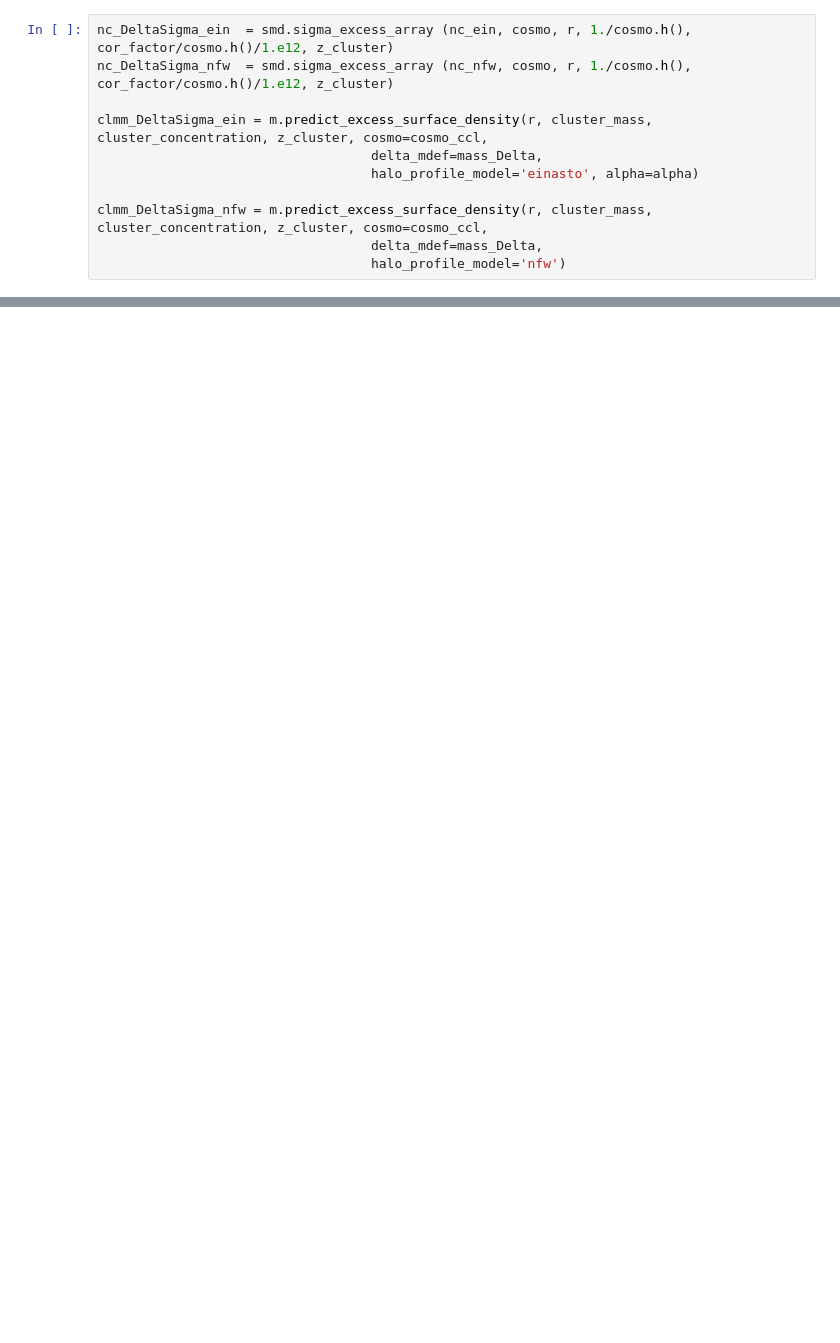
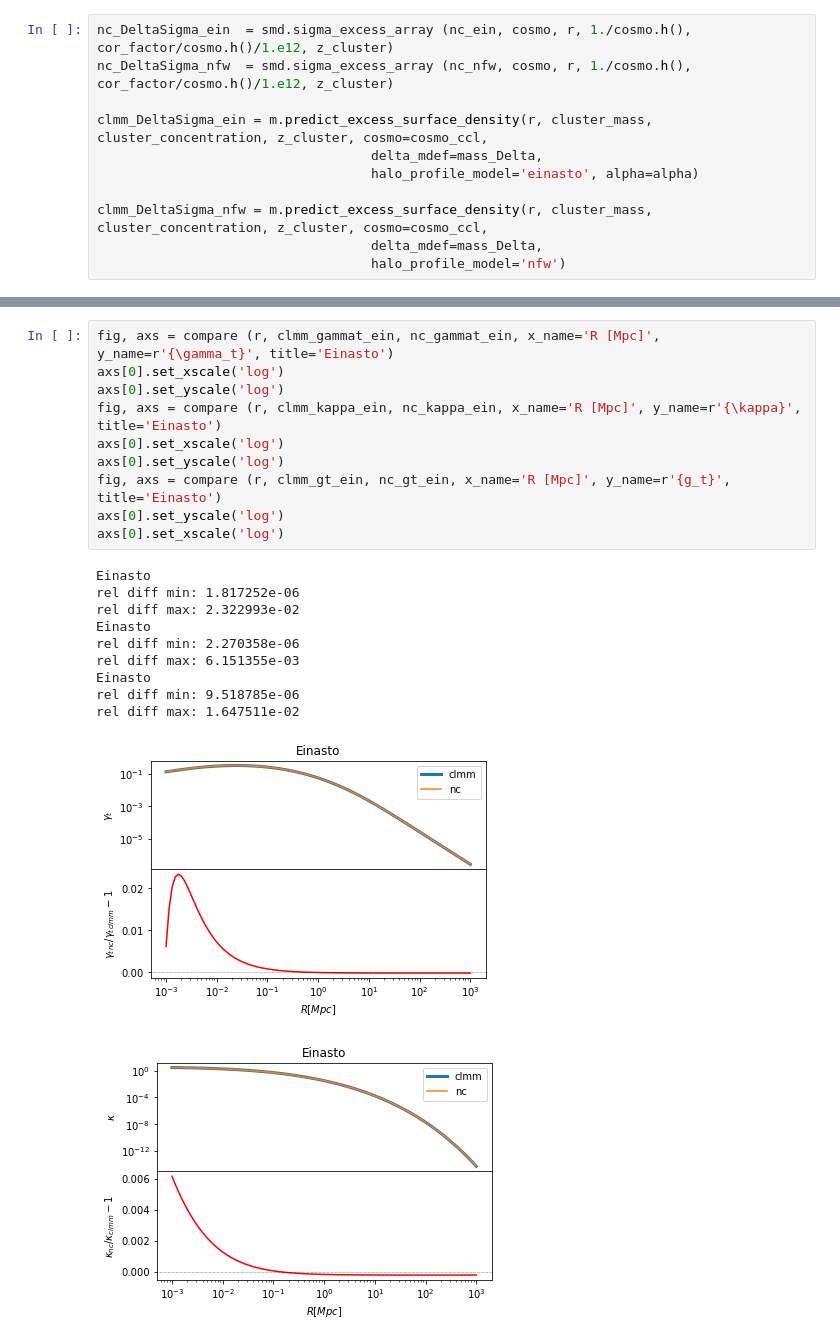
Before and after one commit to tguillemLSST/CLMM, a Jupyter notebook: examples/clmm_numcosmo_einasto.ipynb, the cells around one changed output, grey strips where cells are left out. Saved outputs shown, nothing was run; the diff lists cells and outputs as text; blank space fills up the shorter version.

```diff
--- a/examples/clmm_numcosmo_einasto.ipynb
+++ b/examples/clmm_numcosmo_einasto.ipynb
@@ -142,0 +215,22 @@ Text(0, 0.5, 'DeltaSigma relative difference')
+# %%
+fig, axs = compare (r, clmm_gammat_ein, nc_gammat_ein, x_name='R [Mpc]', y_name=r'{\gamma_t}', title='Einasto')
+axs[0].set_xscale('log')
+axs[0].set_yscale('log')
+fig, axs = compare (r, clmm_kappa_ein, nc_kappa_ein, x_name='R [Mpc]', y_name=r'{\kappa}', title='Einasto')
+axs[0].set_xscale('log')
+axs[0].set_yscale('log')
+fig, axs = compare (r, clmm_gt_ein, nc_gt_ein, x_name='R [Mpc]', y_name=r'{g_t}', title='Einasto')
+axs[0].set_yscale('log')
+axs[0].set_xscale('log')
+# %% [output]
+Einasto
+rel diff min: 1.817252e-06
+rel diff max: 2.322993e-02
+Einasto
+rel diff min: 2.270358e-06
+rel diff max: 6.151355e-03
+Einasto
+rel diff min: 9.518785e-06
+rel diff max: 1.647511e-02
+[figure, added]
+[figure, added]
```
Also changed, not shown: parts of 15 cells of this notebook, 1 other file.
